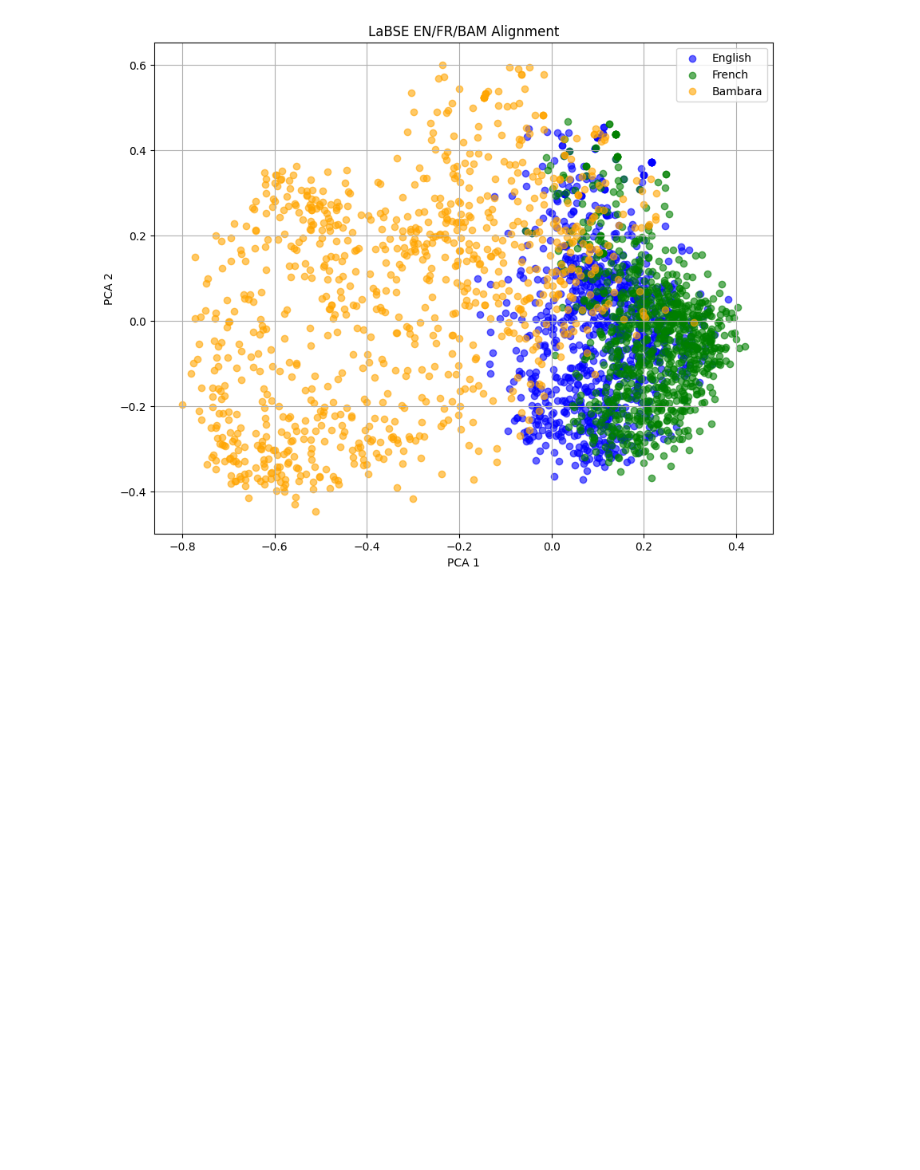
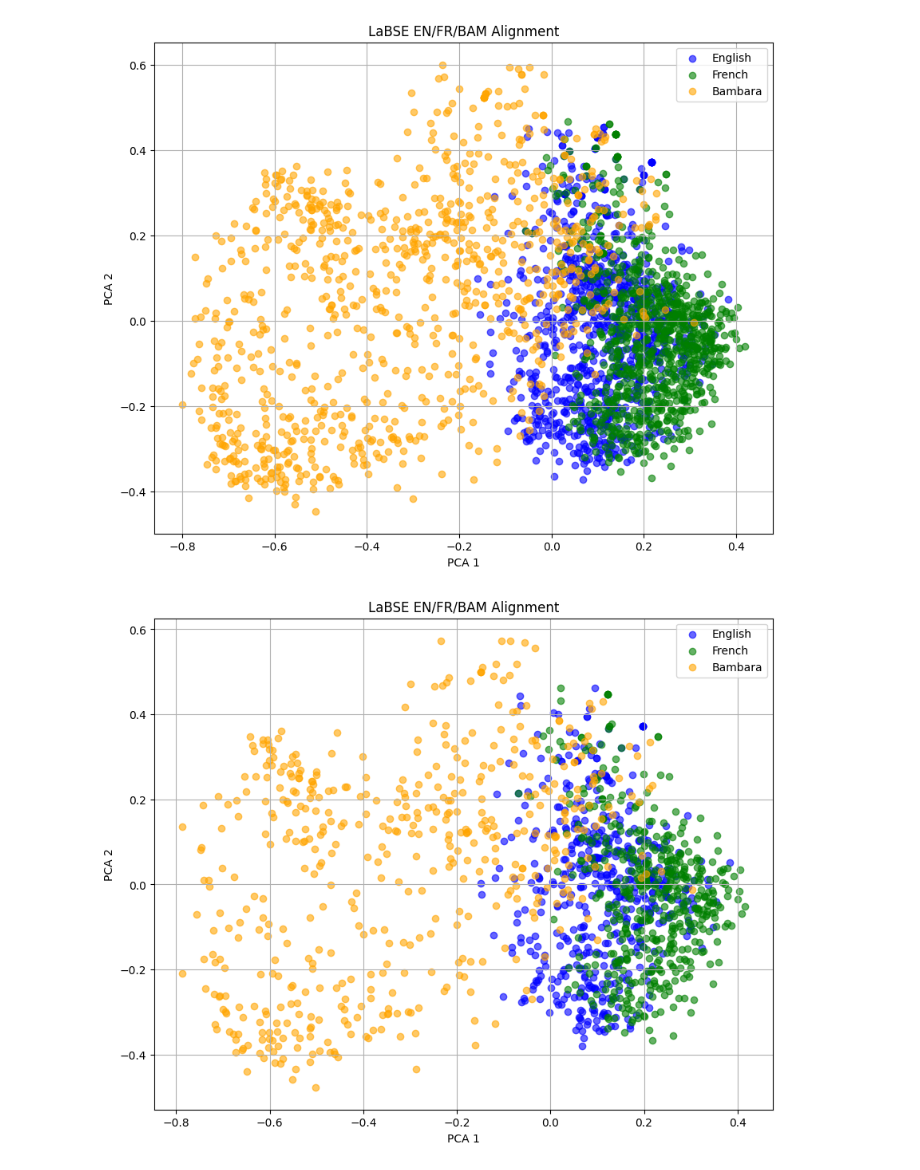
Before and after one commit to FaezeM/NLP_Bambara, a Jupyter notebook: normal_labse_pca.ipynb, the cells around one changed output. Drawn from its saved outputs; the diff is of its cells as text; code cells hidden in the pictures; blank space fills up the shorter version.

```diff
--- a/normal_labse_pca.ipynb
+++ b/normal_labse_pca.ipynb
@@ -151,3 +151,11 @@ def run_pca_and_plot(embeddings_en, embeddings_fr, embeddings_bam, title="LaBSE
 run_pca_and_plot(en_embeddings, fr_embeddings, bam_embeddings, title="LaBSE EN/FR/BAM Alignment")
 # %% [output]
 [figure]
+# %%
+en_sentences_500 = en_sentences[:500]
+fr_sentences_500 = fr_sentences[:500]
+bam_sentences_500 = bam_sentences[:500]
+# %%
+en_embeddings_500 = model.encode(en_sentences_500)
+fr_embeddings_500 = model.encode(fr_sentences_500)
+bam_embeddings_500 = model.encode(bam_sentences_500)
@@ -153,0 +166,4 @@ run_pca_and_plot(en_embeddings, fr_embeddings, bam_embeddings, title="LaBSE EN/F
+# %%
+run_pca_and_plot(en_embeddings_500, fr_embeddings_500, bam_embeddings_500, title="LaBSE EN/FR/BAM Alignment")
+# %% [output]
+[figure, added]
```
Also changed, not shown: parts of 5 cells of this notebook.
